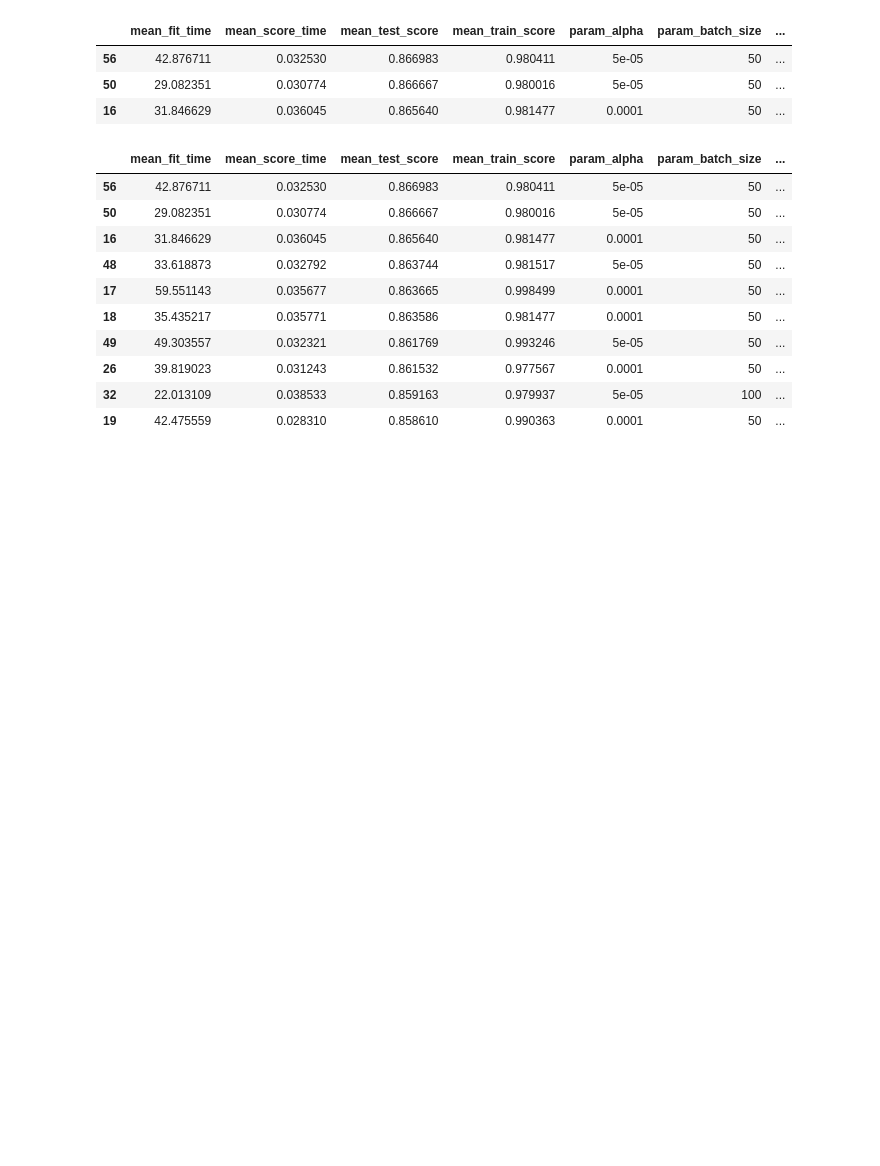
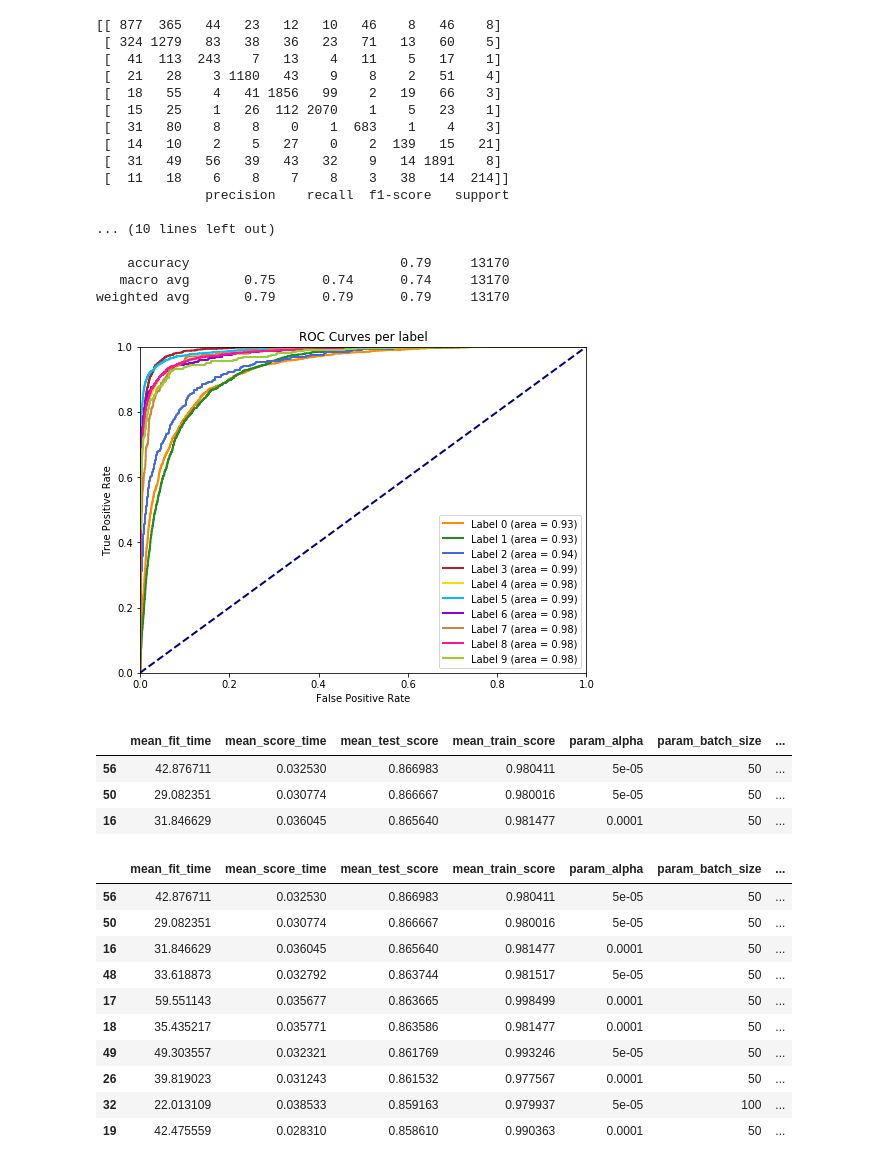
Before and after one commit to csar95/CW2_Trees_Regression_NNs, a Jupyter notebook: MultiLayerPerceptron.ipynb, the cells around one changed output. Drawn from its saved outputs; the diff is of its cells as text; code cells hidden in the pictures; blank space fills up the shorter version.

```diff
--- a/MultiLayerPerceptron.ipynb
+++ b/MultiLayerPerceptron.ipynb
@@ -53,3 +187,34 @@ print(score_9000)
+# %%
+# MULTILAYER PERCEPTRON: TRAINING & TESTING DATA SETS (9000 TRAINING -> TESTING)
+
+clf_9000 = MLPClassifier()
+y_pred_MLP = clf_9000.fit(X_train_9000, y_train_9000).predict(X_test_9000)
+
+print(confusion_matrix(y_test_9000, y_pred_MLP))
+print(classification_report(y_test_9000, y_pred_MLP))
+
+y_pred_MLP_proba = clf_9000.predict_proba(X_test_9000)
+
+plot_roc_curves(y_test_9000, y_pred_MLP_proba)
+# %% [output]
+[[ 877  365   44   23   12   10   46    8   46    8]
+ [ 324 1279   83   38   36   23   71   13   60    5]
+ [  41  113  243    7   13    4   11    5   17    1]
+ [  21   28    3 1180   43    9    8    2   51    4]
+ [  18   55    4   41 1856   99    2   19   66    3]
+ [  15   25    1   26  112 2070    1    5   23    1]
+ [  31   80    8    8    0    1  683    1    4    3]
+ [  14   10    2    5   27    0    2  139   15   21]
+ [  31   49   56   39   43   32    9   14 1891    8]
+ [  11   18    6    8    7    8    3   38   14  214]]
+              precision    recall  f1-score   support
+
+... (10 lines left out)
+
+    accuracy                           0.79     13170
+   macro avg       0.75      0.74      0.74     13170
+weighted avg       0.79      0.79      0.79     13170
+[figure, added]
 # %%
 possible_parameters = {
     'hidden_layer_sizes': [(50, 20), (100,)]
```
Also changed, not shown: parts of 10 cells of this notebook.
